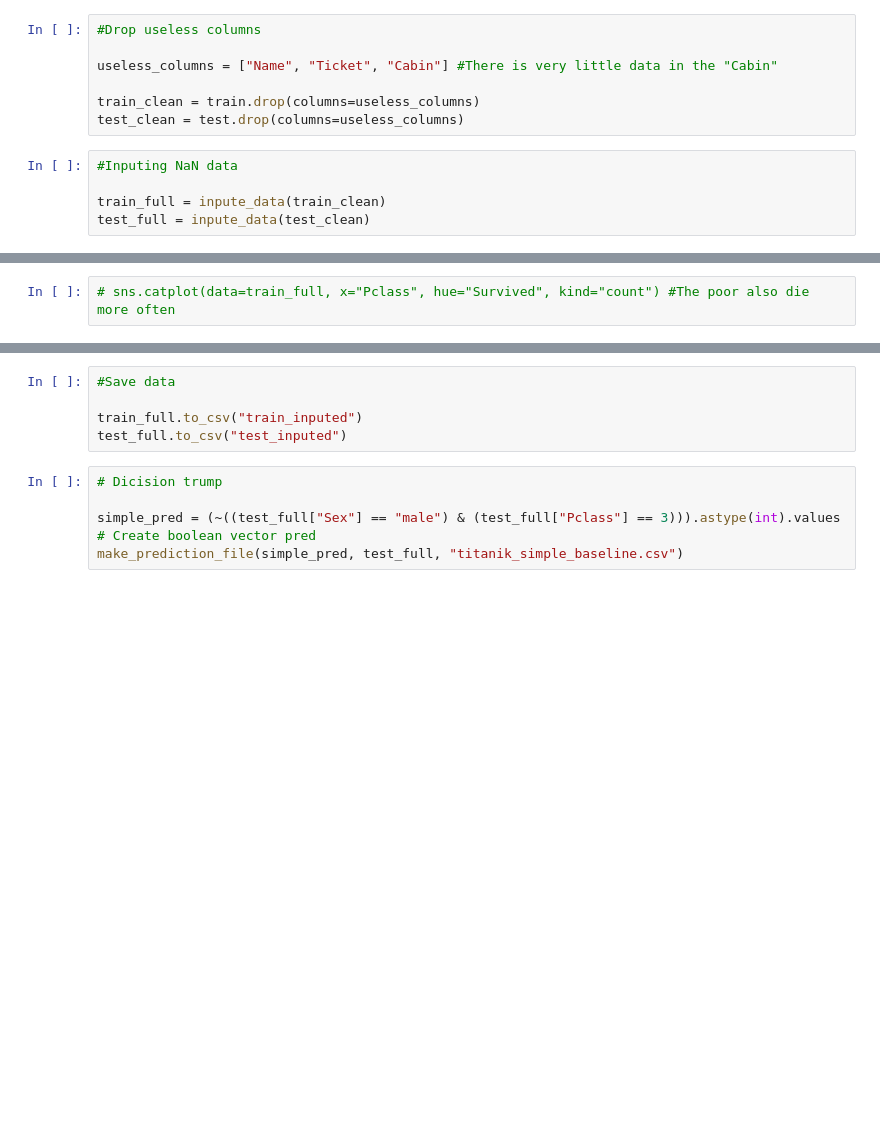
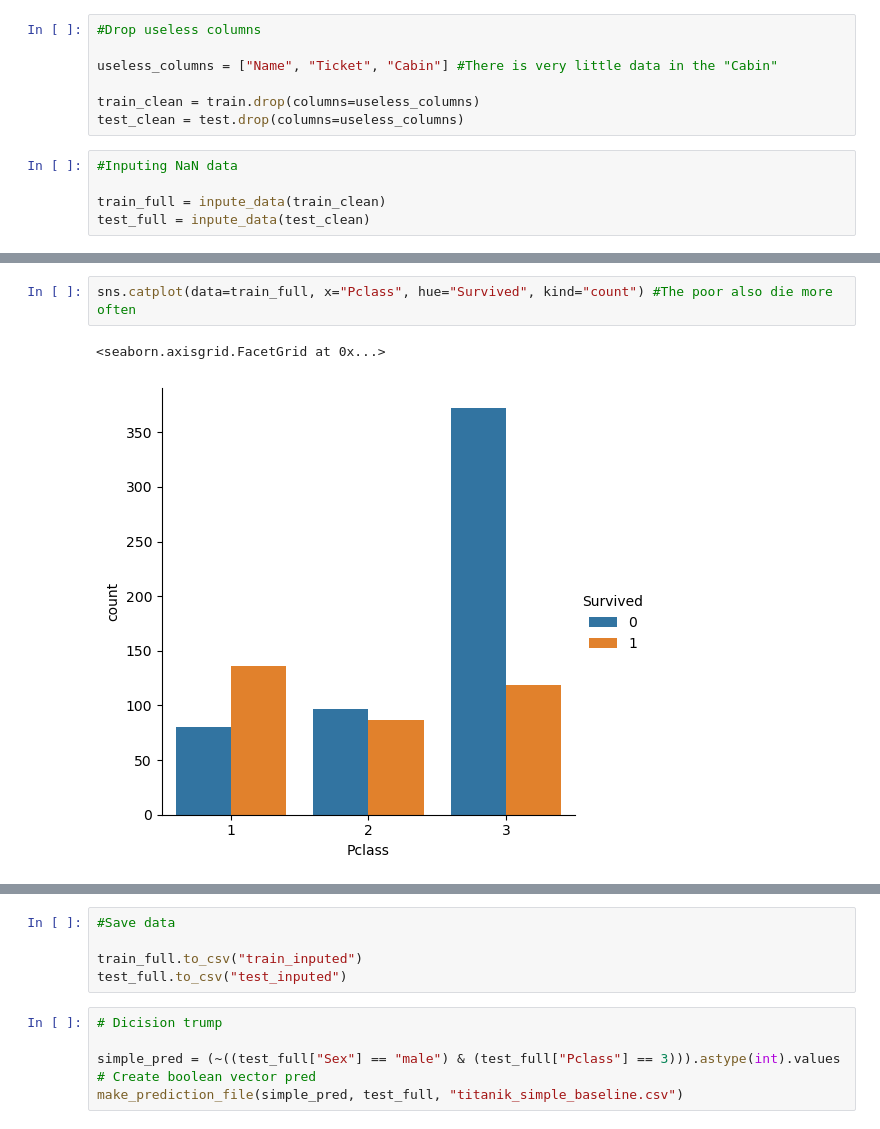
Before and after one commit to Kaysjg/Naf-Kaydes, a Jupyter notebook: 1_simple_decision.ipynb, the cells around one changed output, grey strips where cells are left out. Drawn from its saved outputs; the diff is of its cells as text; blank space fills up the shorter version.

```diff
--- a/1_simple_decision.ipynb
+++ b/1_simple_decision.ipynb
@@ -50,3 +89,6 @@ test_full = inpute_data(test_clean)
 # %%
-# sns.catplot(data=train_full, x="Pclass", hue="Survived", kind="count") #The poor also die more often
+sns.catplot(data=train_full, x="Pclass", hue="Survived", kind="count") #The poor also die more often
+# %% [output]
+<seaborn.axisgrid.FacetGrid at 0x...>
+[figure, added]
 # %%
```
Also changed, not shown: parts of 10 cells of this notebook, 6 other files.
